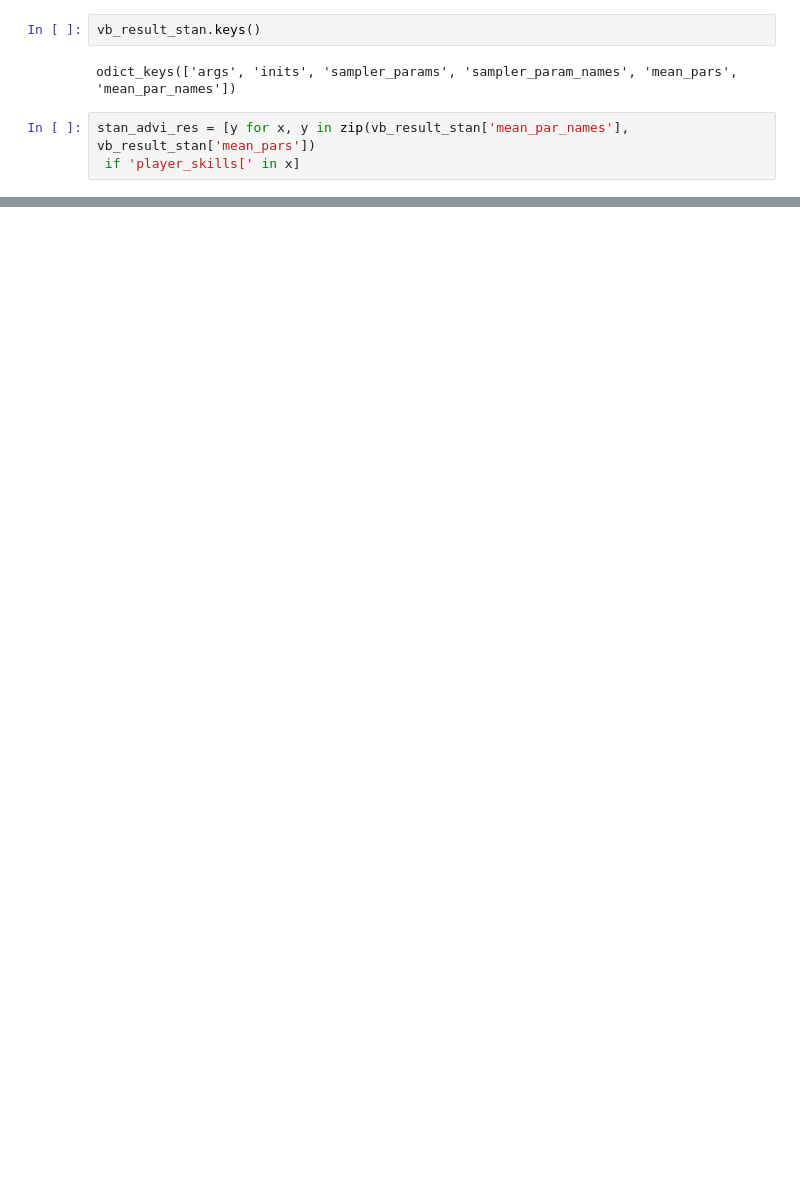
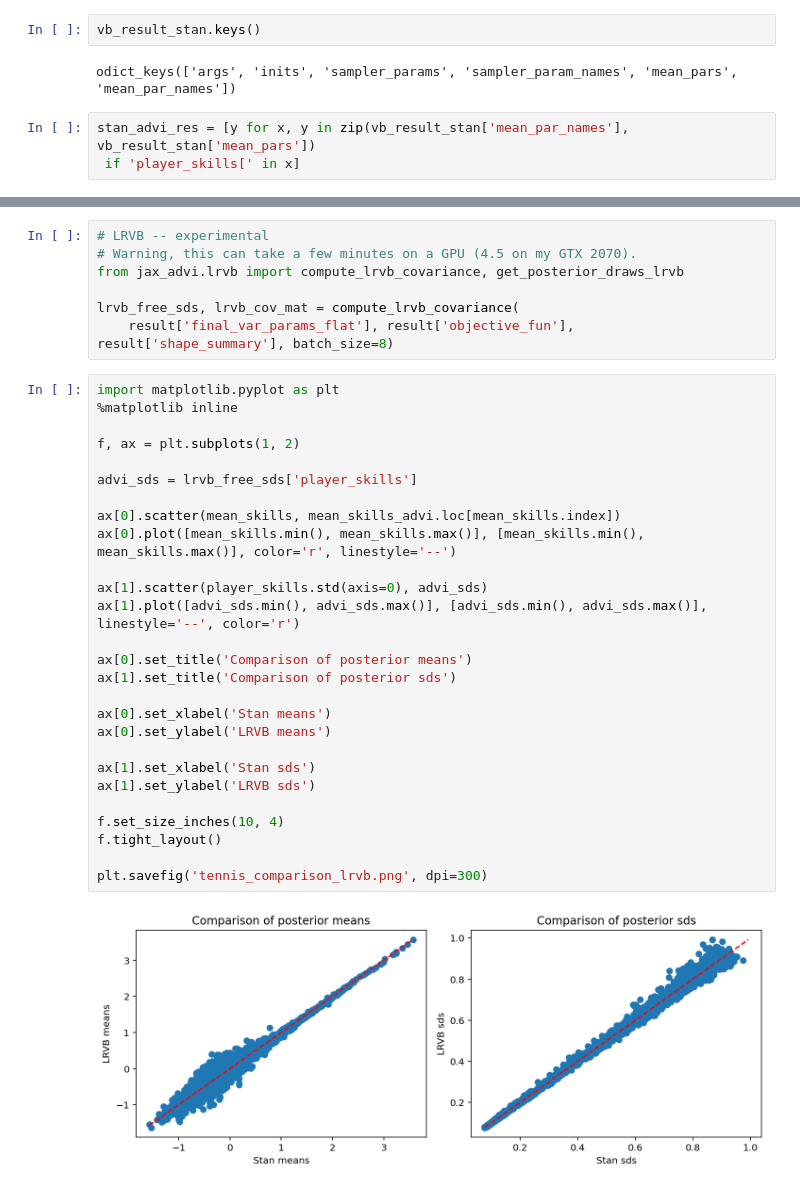
Before and after one commit to martiningram/jax_advi, a Jupyter notebook: examples/Tennis example.ipynb, the cells around one changed output, grey strips where cells are left out. Drawn from its saved outputs; the diff is of its cells as text; blank space fills up the shorter version.

Commit message:
Examples now include LRVB

```diff
--- a/examples/Tennis example.ipynb
+++ b/examples/Tennis example.ipynb
@@ -212,0 +213,36 @@ plt.savefig('tennis_comparison_stan_advi.png', dpi=300)
+# %%
+# LRVB -- experimental
+# Warning, this can take a few minutes on a GPU (4.5 on my GTX 2070).
+from jax_advi.lrvb import compute_lrvb_covariance, get_posterior_draws_lrvb
+
+lrvb_free_sds, lrvb_cov_mat = compute_lrvb_covariance(
+    result['final_var_params_flat'], result['objective_fun'], result['shape_summary'], batch_size=8)
+# %%
+import matplotlib.pyplot as plt
+%matplotlib inline
+
+f, ax = plt.subplots(1, 2)
+
+advi_sds = lrvb_free_sds['player_skills']
+
+ax[0].scatter(mean_skills, mean_skills_advi.loc[mean_skills.index])
+ax[0].plot([mean_skills.min(), mean_skills.max()], [mean_skills.min(), mean_skills.max()], color='r', linestyle='--')
+
+ax[1].scatter(player_skills.std(axis=0), advi_sds)
+ax[1].plot([advi_sds.min(), advi_sds.max()], [advi_sds.min(), advi_sds.max()], linestyle='--', color='r')
+
+ax[0].set_title('Comparison of posterior means')
+ax[1].set_title('Comparison of posterior sds')
+
+ax[0].set_xlabel('Stan means')
+ax[0].set_ylabel('LRVB means')
+
+ax[1].set_xlabel('Stan sds')
+ax[1].set_ylabel('LRVB sds')
+
+f.set_size_inches(10, 4)
+f.tight_layout()
+
+plt.savefig('tennis_comparison_lrvb.png', dpi=300)
+# %% [output]
+[figure, added]
```
Also changed, not shown: parts of 5 cells of this notebook, 1 other file.
